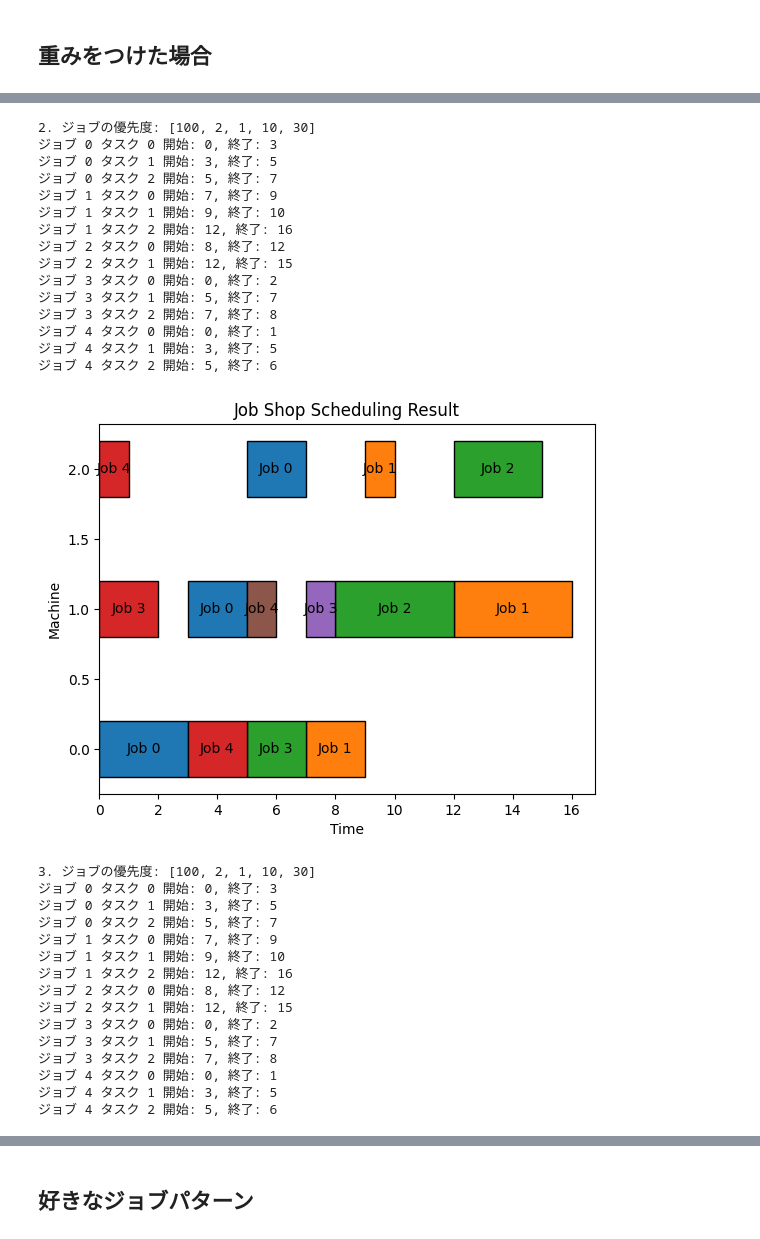
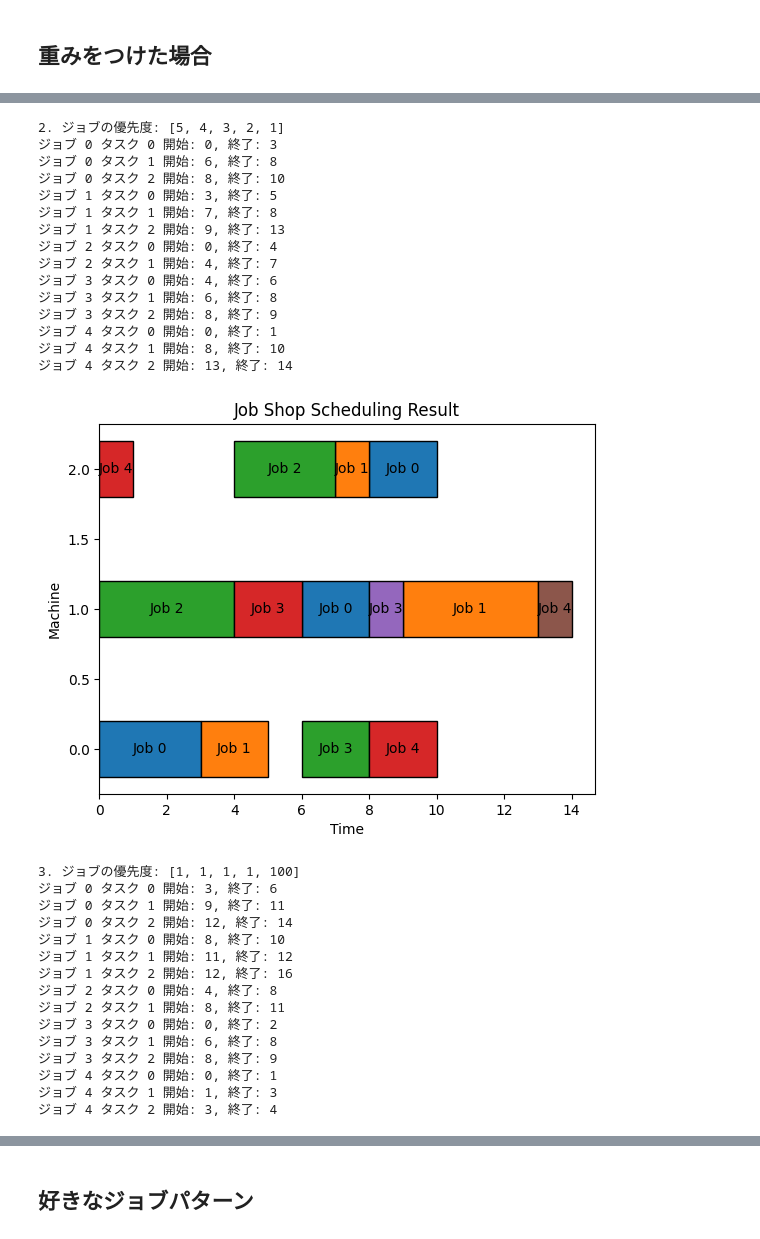
Before and after one commit to yut0takagi/ass-supply-chain-management2, a Jupyter notebook: Task1_Report.ipynb, the cells around one changed output, grey strips where cells are left out. Drawn from its saved outputs; the diff is of its cells as text; code cells hidden in the pictures.

Commit message:
Task1: FIX(plot, 重みつけ)

```diff
--- a/Task1_Report.ipynb
+++ b/Task1_Report.ipynb
@@ -259,9 +265,9 @@ jobs_data = [
 ]
 
 job_priorities_list = [
-    [100, 2, 1, 10, 30],
-    [100, 2, 1, 10, 30],
-    [100, 2, 1, 10, 30],
+    [1, 2, 3, 4, 5],
+    [5, 4, 3, 2, 1],
+    [1, 1, 1, 1, 100],
 ]
 
 for i in range(3):
@@ -360,31 +366,31 @@ for i in range(3):
-2. ジョブの優先度: [100, 2, 1, 10, 30]
+2. ジョブの優先度: [5, 4, 3, 2, 1]
 ジョブ 0 タスク 0 開始: 0, 終了: 3
-ジョブ 0 タスク 1 開始: 3, 終了: 5
-ジョブ 0 タスク 2 開始: 5, 終了: 7
-ジョブ 1 タスク 0 開始: 7, 終了: 9
-ジョブ 1 タスク 1 開始: 9, 終了: 10
-ジョブ 1 タスク 2 開始: 12, 終了: 16
-ジョブ 2 タスク 0 開始: 8, 終了: 12
-ジョブ 2 タスク 1 開始: 12, 終了: 15
-ジョブ 3 タスク 0 開始: 0, 終了: 2
-ジョブ 3 タスク 1 開始: 5, 終了: 7
-ジョブ 3 タスク 2 開始: 7, 終了: 8
+ジョブ 0 タスク 1 開始: 6, 終了: 8
+ジョブ 0 タスク 2 開始: 8, 終了: 10
+ジョブ 1 タスク 0 開始: 3, 終了: 5
+ジョブ 1 タスク 1 開始: 7, 終了: 8
+ジョブ 1 タスク 2 開始: 9, 終了: 13
+ジョブ 2 タスク 0 開始: 0, 終了: 4
+ジョブ 2 タスク 1 開始: 4, 終了: 7
+ジョブ 3 タスク 0 開始: 4, 終了: 6
+ジョブ 3 タスク 1 開始: 6, 終了: 8
+ジョブ 3 タスク 2 開始: 8, 終了: 9
 ジョブ 4 タスク 0 開始: 0, 終了: 1
-ジョブ 4 タスク 1 開始: 3, 終了: 5
-ジョブ 4 タスク 2 開始: 5, 終了: 6
+ジョブ 4 タスク 1 開始: 8, 終了: 10
+ジョブ 4 タスク 2 開始: 13, 終了: 14
-[figure, old version]
+[figure, new version]
-3. ジョブの優先度: [100, 2, 1, 10, 30]
-ジョブ 0 タスク 0 開始: 0, 終了: 3
-ジョブ 0 タスク 1 開始: 3, 終了: 5
-ジョブ 0 タスク 2 開始: 5, 終了: 7
-ジョブ 1 タスク 0 開始: 7, 終了: 9
-ジョブ 1 タスク 1 開始: 9, 終了: 10
+3. ジョブの優先度: [1, 1, 1, 1, 100]
+ジョブ 0 タスク 0 開始: 3, 終了: 6
+ジョブ 0 タスク 1 開始: 9, 終了: 11
+ジョブ 0 タスク 2 開始: 12, 終了: 14
+ジョブ 1 タスク 0 開始: 8, 終了: 10
+ジョブ 1 タスク 1 開始: 11, 終了: 12
 ジョブ 1 タスク 2 開始: 12, 終了: 16
-ジョブ 2 タスク 0 開始: 8, 終了: 12
-ジョブ 2 タスク 1 開始: 12, 終了: 15
+ジョブ 2 タスク 0 開始: 4, 終了: 8
+ジョブ 2 タスク 1 開始: 8, 終了: 11
 ジョブ 3 タスク 0 開始: 0, 終了: 2
-ジョブ 3 タスク 1 開始: 5, 終了: 7
-ジョブ 3 タスク 2 開始: 7, 終了: 8
+ジョブ 3 タスク 1 開始: 6, 終了: 8
+ジョブ 3 タスク 2 開始: 8, 終了: 9
 ジョブ 4 タスク 0 開始: 0, 終了: 1
-ジョブ 4 タスク 1 開始: 3, 終了: 5
-ジョブ 4 タスク 2 開始: 5, 終了: 6
+ジョブ 4 タスク 1 開始: 1, 終了: 3
+ジョブ 4 タスク 2 開始: 3, 終了: 4
```
Also changed, not shown: parts of 6 cells of this notebook.
